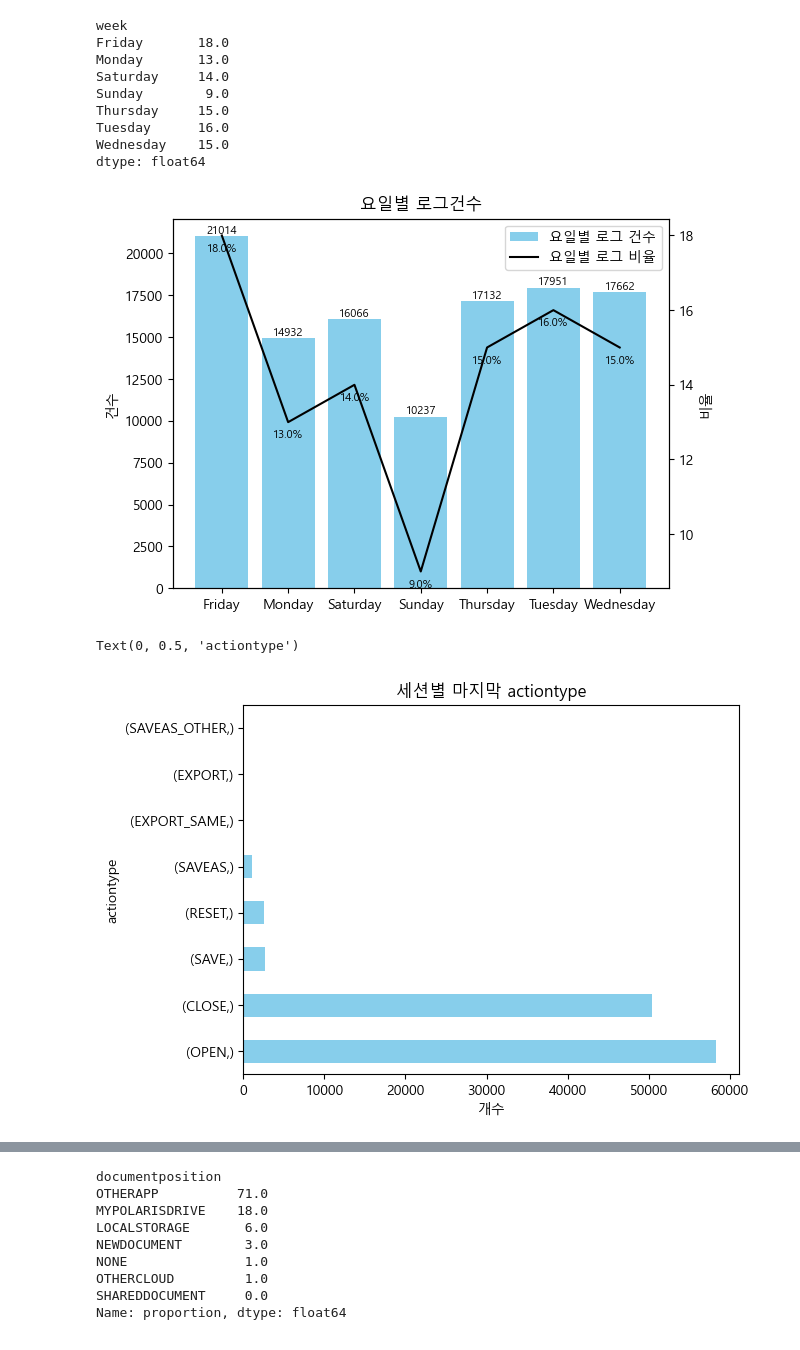
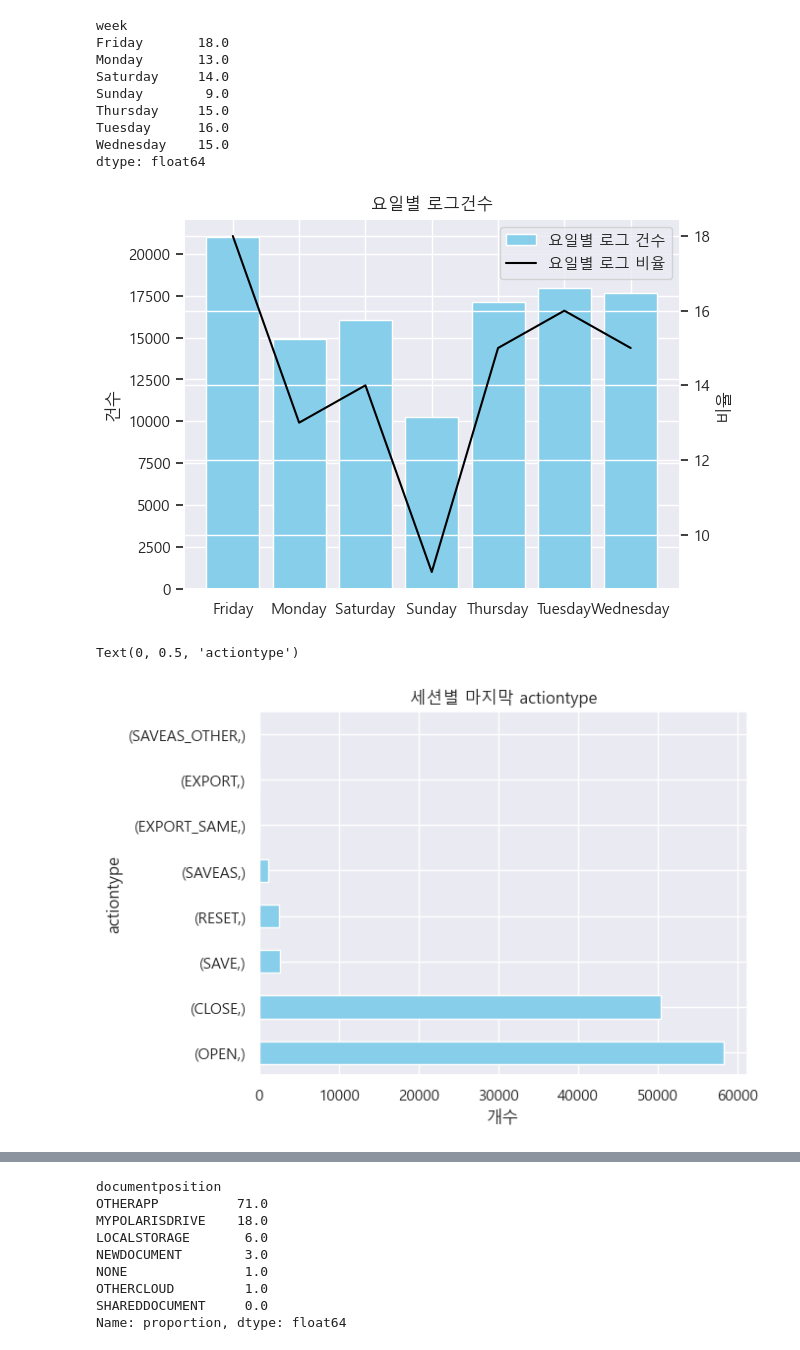
Before and after one commit to KIMJEONGSU/logs, a Jupyter notebook: logs.ipynb, the cells around one changed output, grey strips where cells are left out. Saved outputs shown, nothing was run; the diff lists cells and outputs as text; code cells hidden in the pictures.

```diff
--- a/logs.ipynb
+++ b/logs.ipynb
@@ -134,8 +136,9 @@ log.datetime = pd.to_datetime(log.datetime)
 log['week'] = log['datetime'].dt.day_name()
 # %%
 # 날짜별 로그수
-log.groupby('datetime').size().plot(color='skyblue')
+log.groupby('datetime').size().plot()
 plt.title('날짜별 로그건수')
 plt.xlabel('날짜')
 plt.ylabel('건수')
+sns.set(font_scale=1)
 # %% [output]
@@ -225,31 +227,25 @@ dtype: float64
 # %%
 # 요일별 로그건수
 fig, ax1 = plt.subplots()
 ax1.bar(a.index, a, color='skyblue', label='요일별 로그 건수')
 ax1.set_ylabel('건수')
 
 ax2 = ax1.twinx()
 ax2.plot(b.index, b, color='black', label='요일별 로그 비율')
 ax2.set_ylabel('비율')
 
 plt.title('요일별 로그건수')
 plt.xlabel('요일')
 plt.xticks(rotation=45, ha='right')  # x축 라벨 45도 회전, 오른쪽 정렬
 
-# 그래프 위에 글씨 추가
-for i, v in enumerate(a):
-    ax1.text(i, v + 5, str(v), ha='center', va='bottom', fontsize=8)
-for i, v in enumerate(b):
-    ax2.text(i, v-0.5, f'{v}%', ha='center', va='bottom', fontsize=8)
-
 # 범례 표시
 lines, labels = ax1.get_legend_handles_labels()
 lines2, labels2 = ax2.get_legend_handles_labels()
 ax2.legend(lines + lines2, labels + labels2, loc='best')
 
 plt.show()
 # %% [output]
-[figure, old version]
+[figure, new version]
 # %%
 log.groupby('sessionid').agg({'actiontype':'last'}).value_counts().plot(kind='barh',color='skyblue')
 plt.title('세션별 마지막 actiontype')
@@ -257,7 +253,7 @@ plt.xlabel('개수')
 plt.ylabel('actiontype')
 # %% [output]
 Text(0, 0.5, 'actiontype')
-[figure, old version]
+[figure, new version]
 # %%
 log.groupby('sessionid').agg({'actiontype':'first'}).value_counts().plot(kind='barh',color='skyblue')
 plt.title('세션별 처음 actiontype')
```
Also changed, not shown: parts of 23 cells of this notebook, 24 other files.
